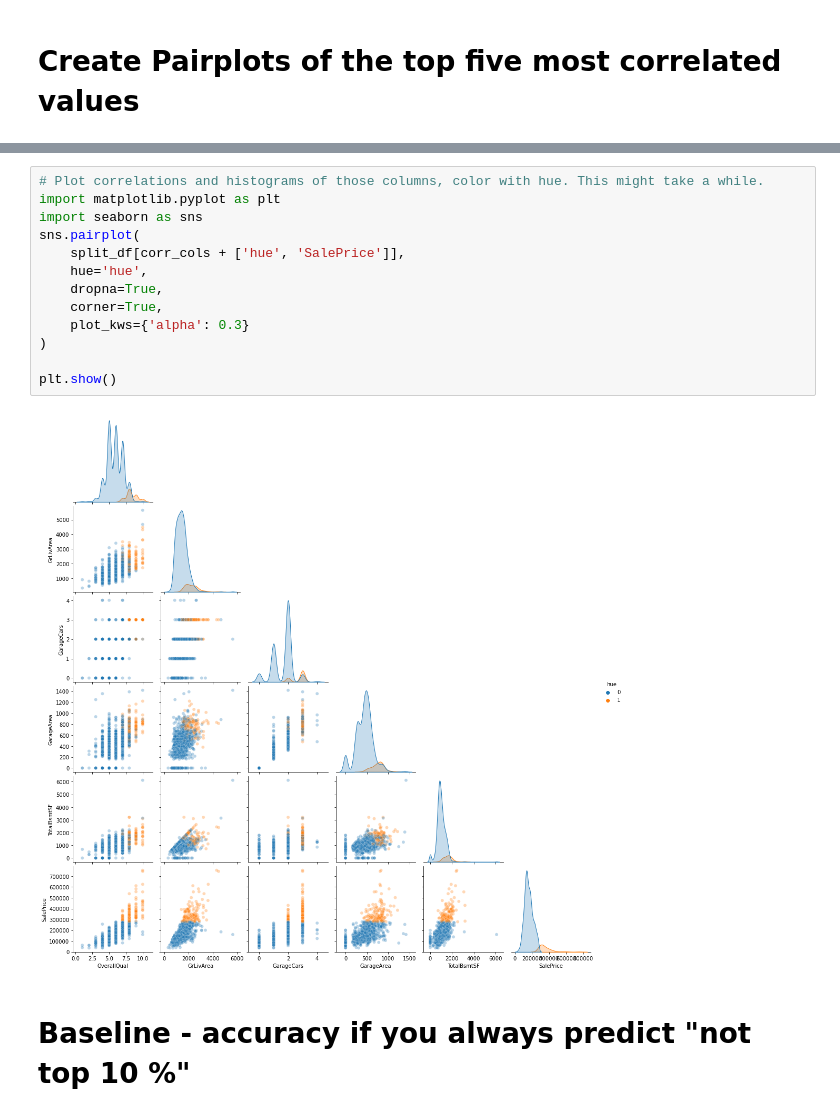
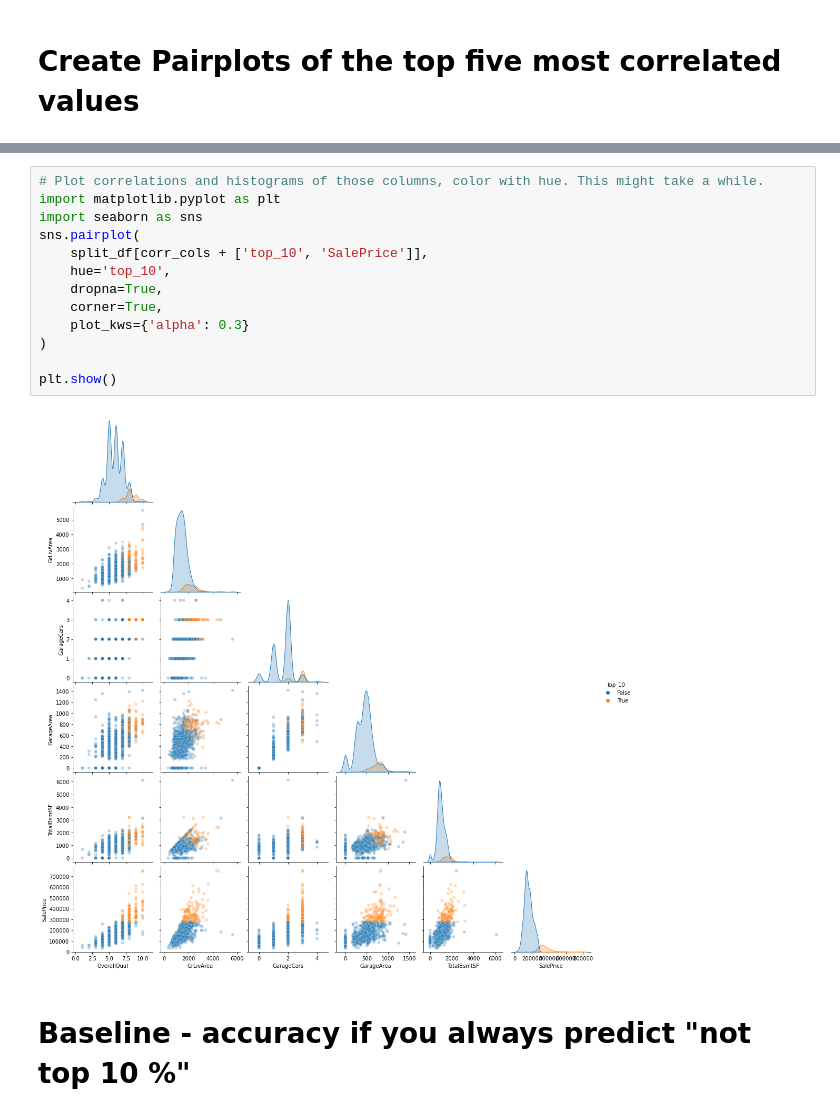
Before and after one commit to carpentries-incubator/high-dimensional-analysis-in-python, a Jupyter notebook: _episodes/high_dimensional_stats_day_1-E2-EDA.ipynb, the cells around one changed output, grey strips where cells are left out. Drawn from its saved outputs; the diff is of its cells as text.

```diff
--- a/_episodes/high_dimensional_stats_day_1-E2-EDA.ipynb
+++ b/_episodes/high_dimensional_stats_day_1-E2-EDA.ipynb
@@ -283,18 +334,18 @@ corr_cols
 # %%
 # Plot correlations and histograms of those columns, color with hue. This might take a while.
 import matplotlib.pyplot as plt
 import seaborn as sns
 sns.pairplot(
-    split_df[corr_cols + ['hue', 'SalePrice']],
-    hue='hue',
+    split_df[corr_cols + ['top_10', 'SalePrice']],
+    hue='top_10',
     dropna=True,
     corner=True,
     plot_kws={'alpha': 0.3}
 )
 
 plt.show()
 # %% [output]
-[figure, old version]
+[figure, new version]
 # %% [markdown]
 # Baseline - accuracy if you always predict "not top 10 %"
 # %%
```
Also changed, not shown: parts of 24 cells of this notebook.
